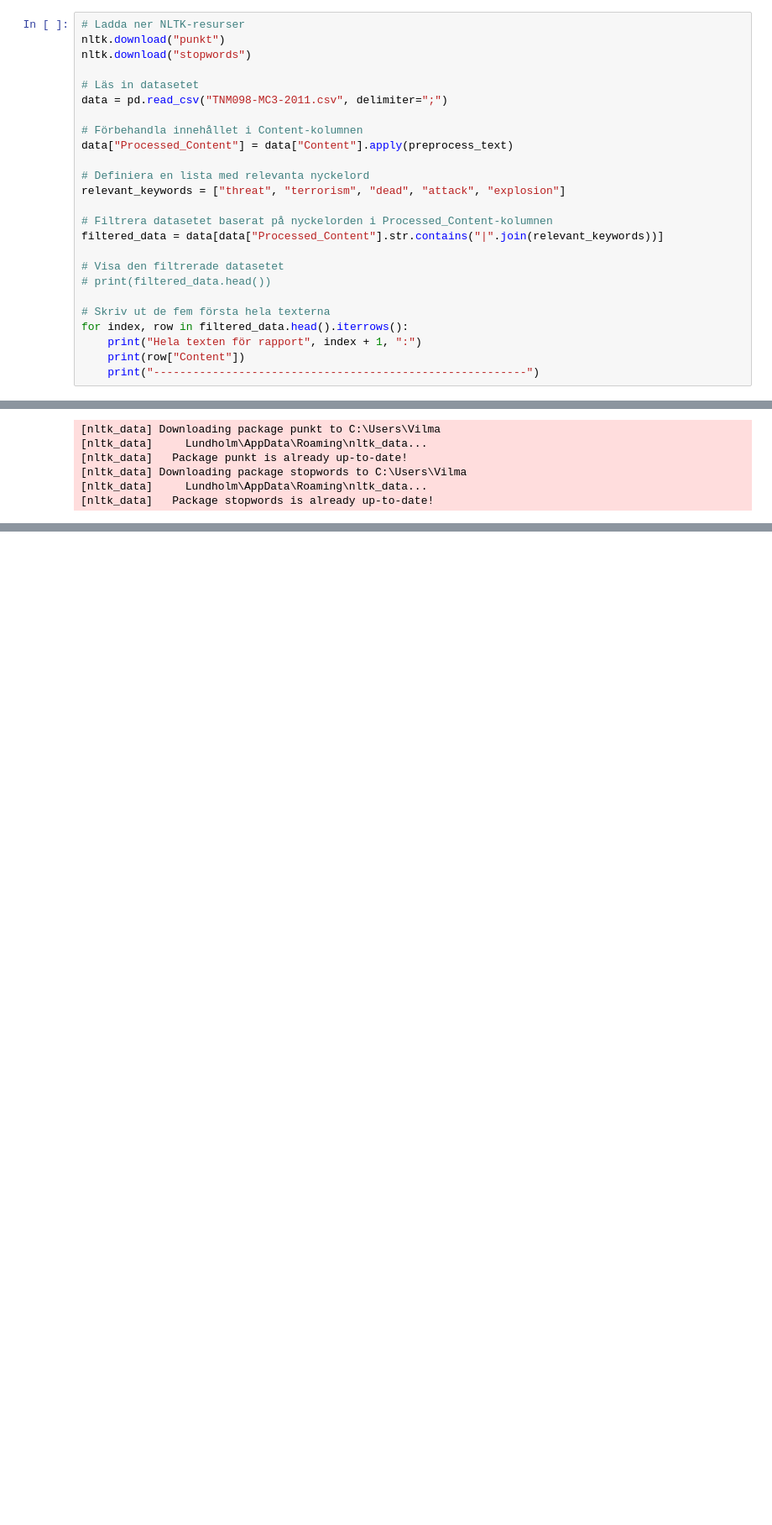
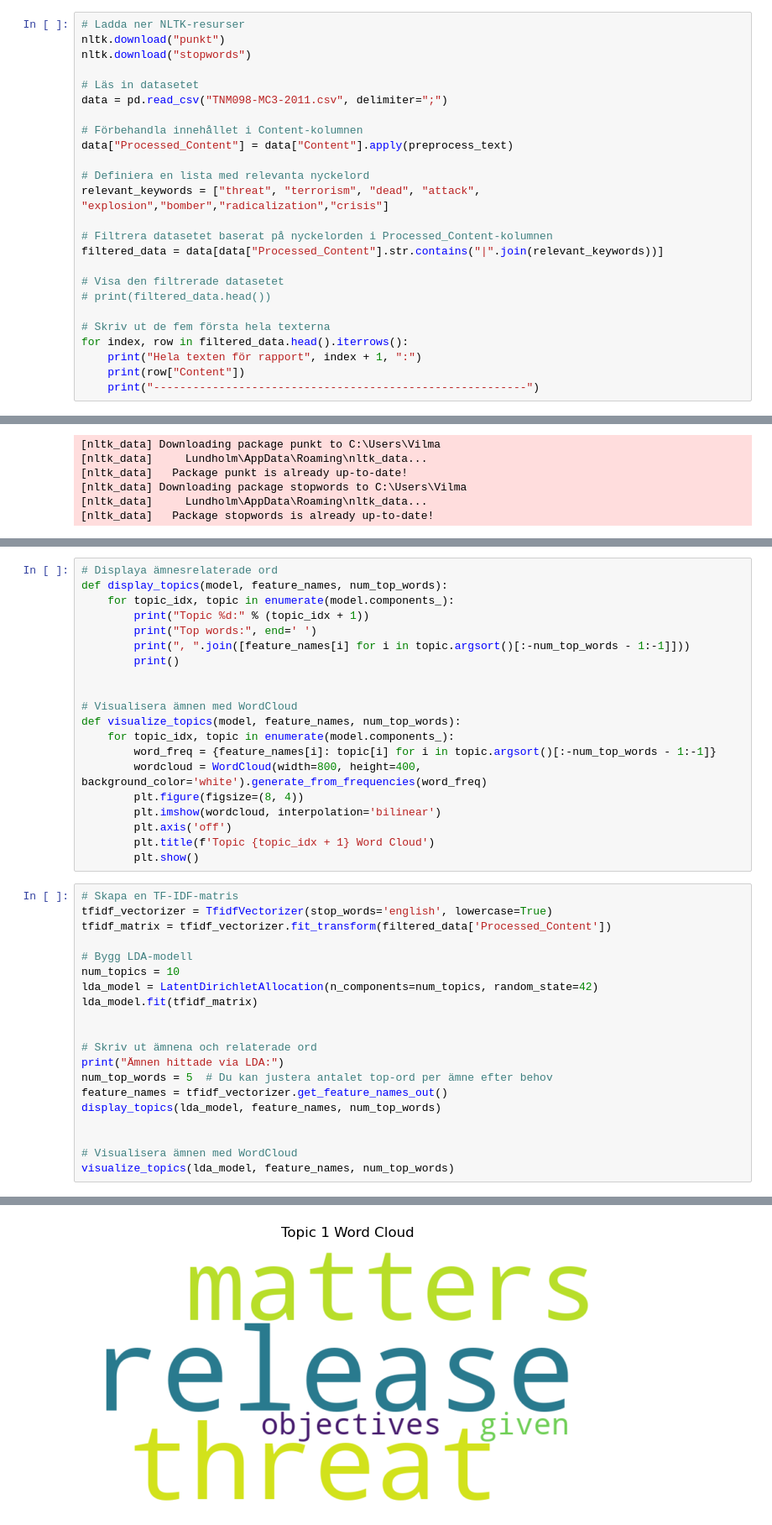
Before and after one commit to jronnefalk/advanced-visual-data-analysis, a Jupyter notebook: Labb 3/main_3.2.2.ipynb, the cells around one changed output, grey strips where cells are left out. Shown at 84% size. Drawn from its saved outputs; the diff is of its cells as text; blank space fills up the shorter version.

```diff
--- a/Labb 3/main_3.2.2.ipynb
+++ b/Labb 3/main_3.2.2.ipynb
@@ -30,7 +34,7 @@ data = pd.read_csv("TNM098-MC3-2011.csv", delimiter=";")
 data["Processed_Content"] = data["Content"].apply(preprocess_text)
 
 # Definiera en lista med relevanta nyckelord
-relevant_keywords = ["threat", "terrorism", "dead", "attack", "explosion"]
+relevant_keywords = ["threat", "terrorism", "dead", "attack", "explosion","bomber","radicalization","crisis"]
 
 # Filtrera datasetet baserat på nyckelorden i Processed_Content-kolumnen
 filtered_data = data[data["Processed_Content"].str.contains("|".join(relevant_keywords))]
@@ -94,3 +98,44 @@ plt.tight_layout()
 plt.show()
 # %% [output]
 [figure]
+# %%
+# Displaya ämnesrelaterade ord
+def display_topics(model, feature_names, num_top_words):
+    for topic_idx, topic in enumerate(model.components_):
+        print("Topic %d:" % (topic_idx + 1))
+        print("Top words:", end=' ')
+        print(", ".join([feature_names[i] for i in topic.argsort()[:-num_top_words - 1:-1]]))
+        print()
+
+
+# Visualisera ämnen med WordCloud
+def visualize_topics(model, feature_names, num_top_words):
+    for topic_idx, topic in enumerate(model.components_):
+        word_freq = {feature_names[i]: topic[i] for i in topic.argsort()[:-num_top_words - 1:-1]}
+        wordcloud = WordCloud(width=800, height=400, background_color='white').generate_from_frequencies(word_freq)
+        plt.figure(figsize=(8, 4))
+        plt.imshow(wordcloud, interpolation='bilinear')
+        plt.axis('off')
+        plt.title(f'Topic {topic_idx + 1} Word Cloud')
+        plt.show()
+# %%
+# Skapa en TF-IDF-matris
+tfidf_vectorizer = TfidfVectorizer(stop_words='english', lowercase=True)
+tfidf_matrix = tfidf_vectorizer.fit_transform(filtered_data['Processed_Content'])
+
+# Bygg LDA-modell
+num_topics = 10
+lda_model = LatentDirichletAllocation(n_components=num_topics, random_state=42)
+lda_model.fit(tfidf_matrix)
+
+
+# Skriv ut ämnena och relaterade ord
+print("Ämnen hittade via LDA:")
+num_top_words = 5  # Du kan justera antalet top-ord per ämne efter behov
+feature_names = tfidf_vectorizer.get_feature_names_out()
+display_topics(lda_model, feature_names, num_top_words)
+
+
+# Visualisera ämnen med WordCloud
+visualize_topics(lda_model, feature_names, num_top_words)
+# %% [output]
@@ -96,0 +159 @@ plt.show()
+[figure, added]
```
Also changed, not shown: parts of 3 cells of this notebook.
